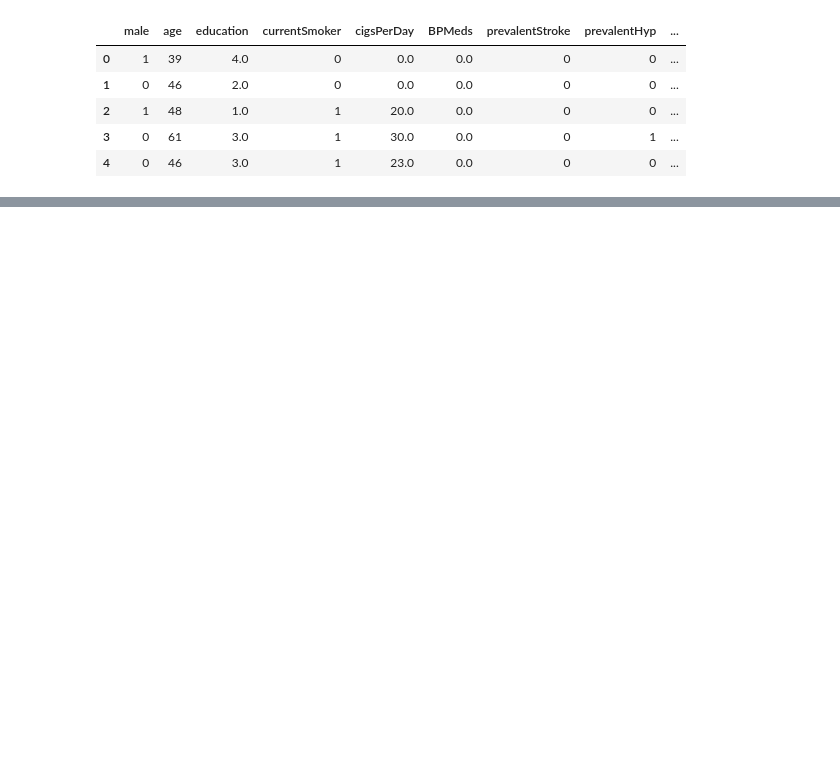
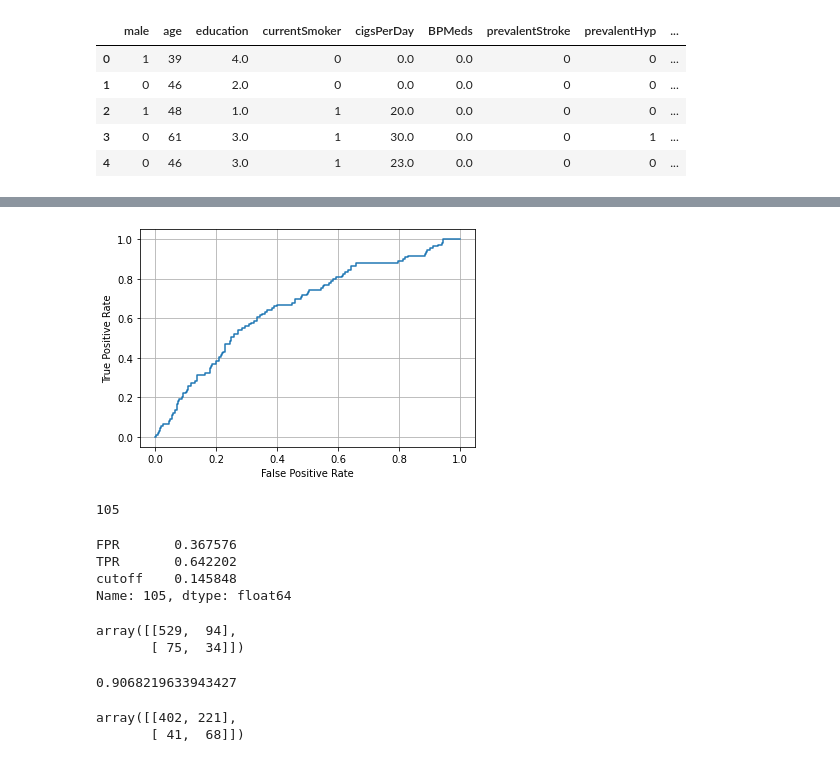
Before and after one commit to oscarm524/data_445_dummy, a Jupyter notebook: Classification/test.ipynb, the cells around one changed output, grey strips where cells are left out. Cells and saved outputs as stored; diff of their text form; code cells hidden in the pictures; blank space fills up the shorter version.

```diff
--- a/Classification/test.ipynb
+++ b/Classification/test.ipynb
@@ -63,0 +64,2 @@ array([0.07856579, 0.07629017, 0.06285889, 0.09288359, 0.13989003,
+# %%
+False_Positive_Rate, True_Positive_Rate, cutoffs = roc_curve(Y_test, preds)
@@ -63,0 +103,39 @@ array([0.07856579, 0.07629017, 0.06285889, 0.09288359, 0.13989003,
+# %%
+import matplotlib.pyplot as plt
+
+plt.plot(False_Positive_Rate, True_Positive_Rate)
+plt.xlabel('False Positive Rate')
+plt.ylabel('True Positive Rate')
+plt.grid()
+plt.show()
+# %% [output]
+[figure, added]
+# %%
+np.argmax(True_Positive_Rate - False_Positive_Rate)
+# %% [output]
+105
+# %%
+a.loc[105]
+# %% [output]
+FPR       0.367576
+TPR       0.642202
+cutoff    0.145848
+Name: 105, dtype: float64
+# %%
+v = np.where(preds < 0.25, 0, 1)
+
+confusion_matrix(Y_test, v)
+# %% [output]
+array([[529,  94],
+       [ 75,  34]])
+# %%
+545 / (545 + 56)
+# %% [output]
+0.9068219633943427
+# %%
+z = np.where(preds < 0.15, 0, 1)
+
+confusion_matrix(Y_test, z)
+# %% [output]
+array([[402, 221],
+       [ 41,  68]])
```
Also changed, not shown: parts of 5 cells of this notebook.
